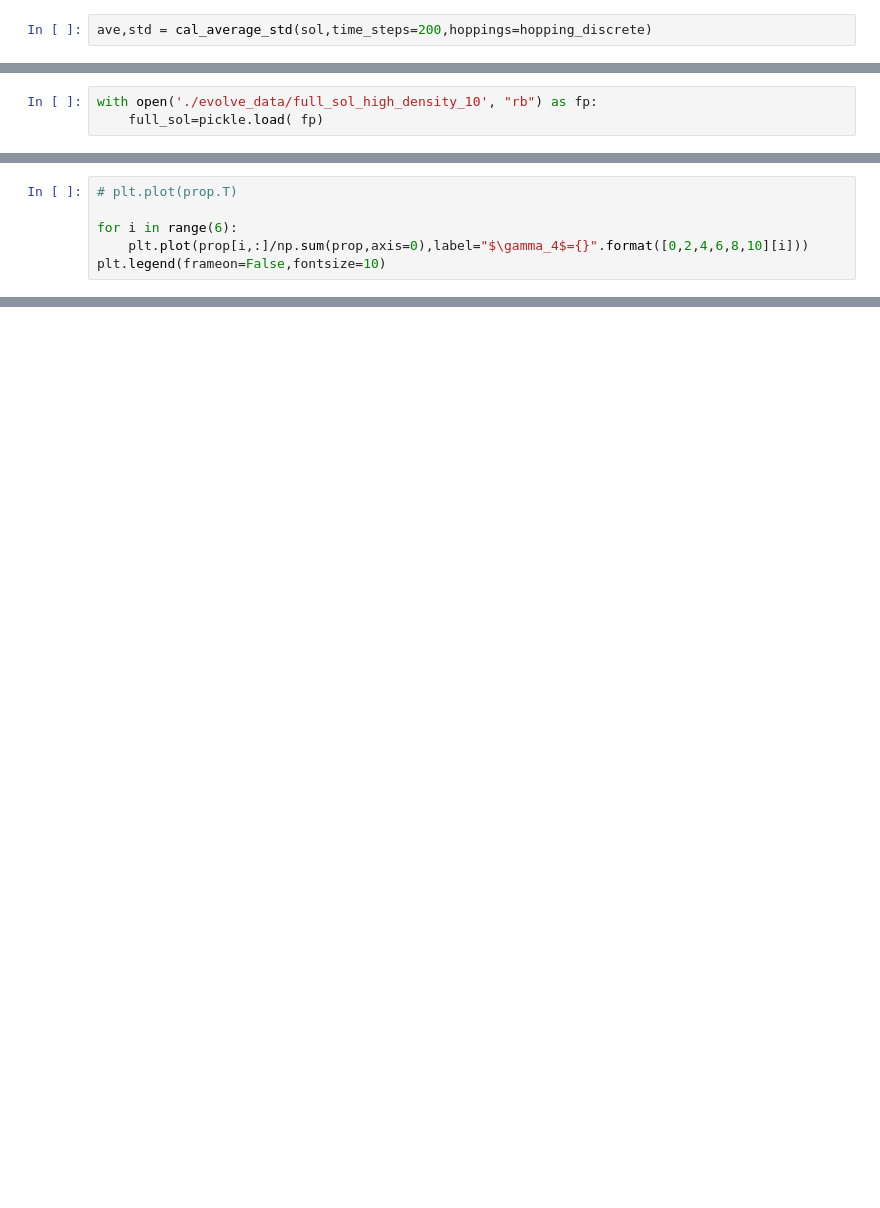
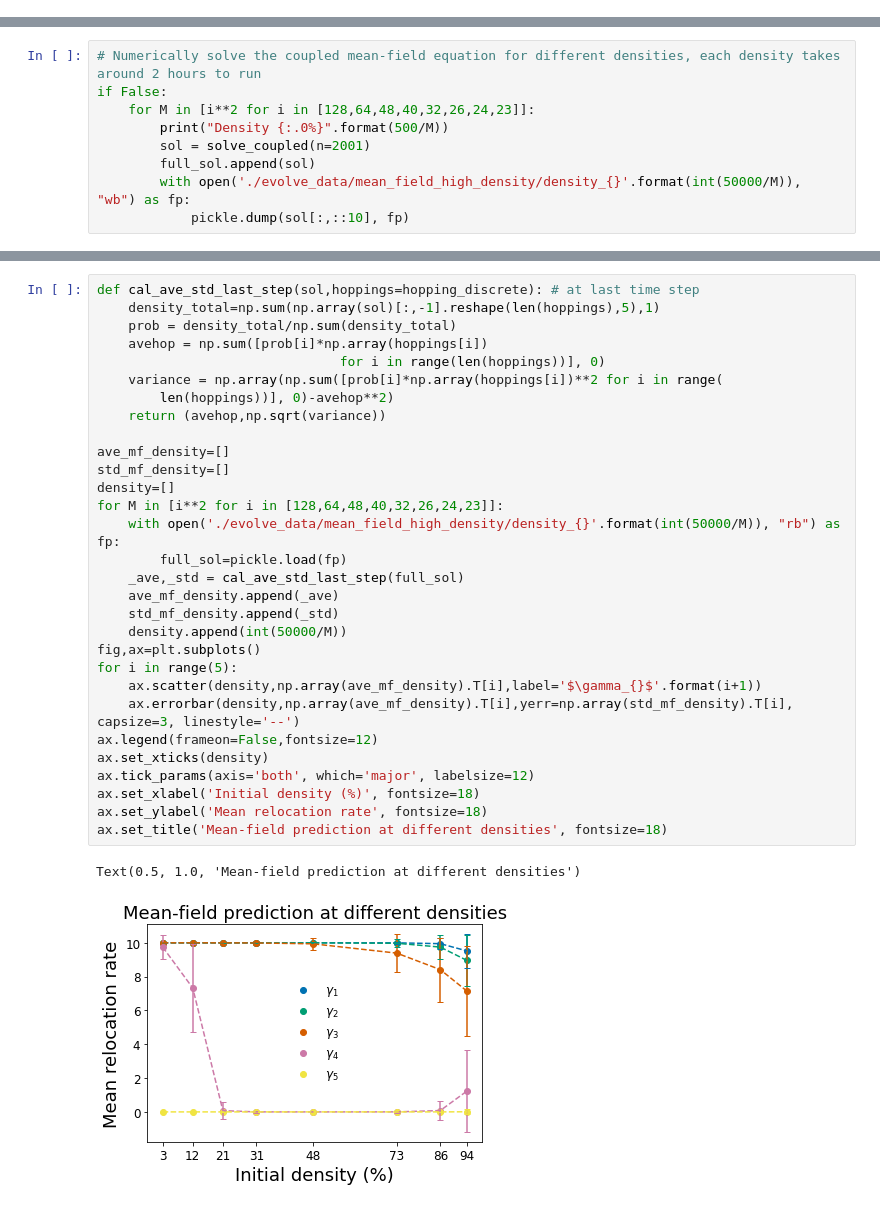
Before and after one commit to tongliang11/Evolution-dynamics, a Jupyter notebook: Mean field model.ipynb, the cells around one changed output, grey strips where cells are left out. Saved outputs shown, nothing was run; the diff lists cells and outputs as text; blank space fills up the shorter version.

Commit message:
Finalize mean field notebook
Included text for equations and explanations and gathered all the related figures in this notebook.

```diff
--- a/Mean field model.ipynb
+++ b/Mean field model.ipynb
@@ -50,2 +0,0 @@ for i in range(len(hopping_discrete)):
-# %%
-ave,std = cal_average_std(sol,time_steps=200,hoppings=hopping_discrete)
@@ -286,3 +0,0 @@ with open('./evolve_data/full_sol_high_density_10', "wb") as fp:
-# %%
-with open('./evolve_data/full_sol_high_density_10', "rb") as fp:
-    full_sol=pickle.load( fp)
@@ -389,6 +0,0 @@ for density_no in range(5):
-# %%
-# plt.plot(prop.T)
-
-for i in range(6):
-    plt.plot(prop[i,:]/np.sum(prop,axis=0),label="$\gamma_4$={}".format([0,2,4,6,8,10][i]))
-plt.legend(frameon=False,fontsize=10)
@@ -510,0 +170,9 @@ globals()
+# %%
+# Numerically solve the coupled mean-field equation for different densities, each density takes around 2 hours to run
+if False:
+    for M in [i**2 for i in [128,64,48,40,32,26,24,23]]:
+        print("Density {:.0%}".format(500/M))
+        sol = solve_coupled(n=2001)
+        full_sol.append(sol)
+        with open('./evolve_data/mean_field_high_density/density_{}'.format(int(50000/M)), "wb") as fp:
+            pickle.dump(sol[:,::10], fp)
@@ -510,0 +204,33 @@ globals()
+# %%
+def cal_ave_std_last_step(sol,hoppings=hopping_discrete): # at last time step
+    density_total=np.sum(np.array(sol)[:,-1].reshape(len(hoppings),5),1)
+    prob = density_total/np.sum(density_total)
+    avehop = np.sum([prob[i]*np.array(hoppings[i])
+                               for i in range(len(hoppings))], 0)
+    variance = np.array(np.sum([prob[i]*np.array(hoppings[i])**2 for i in range(
+        len(hoppings))], 0)-avehop**2)
+    return (avehop,np.sqrt(variance))
+
+ave_mf_density=[]
+std_mf_density=[]
+density=[]
+for M in [i**2 for i in [128,64,48,40,32,26,24,23]]:
+    with open('./evolve_data/mean_field_high_density/density_{}'.format(int(50000/M)), "rb") as fp:
+        full_sol=pickle.load(fp)
+    _ave,_std = cal_ave_std_last_step(full_sol)
+    ave_mf_density.append(_ave)
+    std_mf_density.append(_std)
+    density.append(int(50000/M))
+fig,ax=plt.subplots()
+for i in range(5):
+    ax.scatter(density,np.array(ave_mf_density).T[i],label='$\gamma_{}$'.format(i+1))
+    ax.errorbar(density,np.array(ave_mf_density).T[i],yerr=np.array(std_mf_density).T[i], capsize=3, linestyle='--')
+ax.legend(frameon=False,fontsize=12)
+ax.set_xticks(density)
+ax.tick_params(axis='both', which='major', labelsize=12)
+ax.set_xlabel('Initial density (%)', fontsize=18)
+ax.set_ylabel('Mean relocation rate', fontsize=18)
+ax.set_title('Mean-field prediction at different densities', fontsize=18)
+# %% [output]
+Text(0.5, 1.0, 'Mean-field prediction at different densities')
+[figure, added]
```
Also changed, not shown: parts of 56 cells of this notebook.
